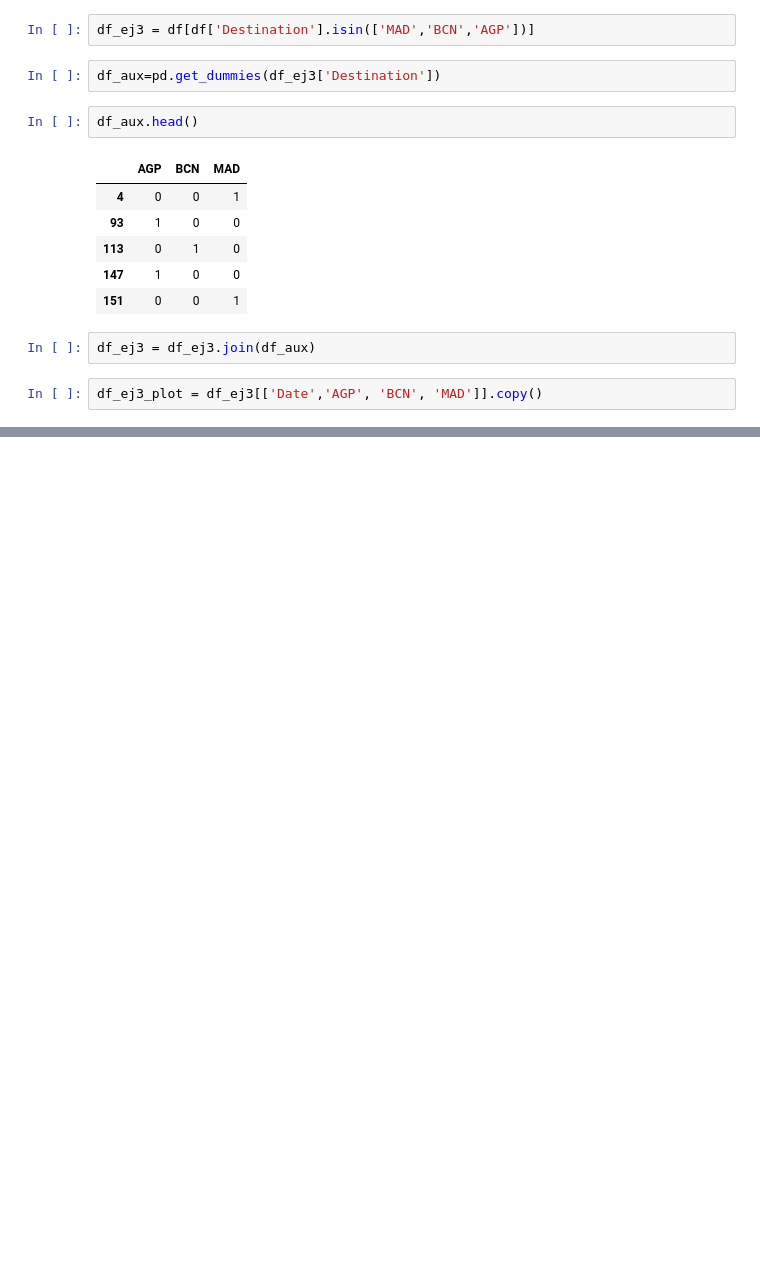
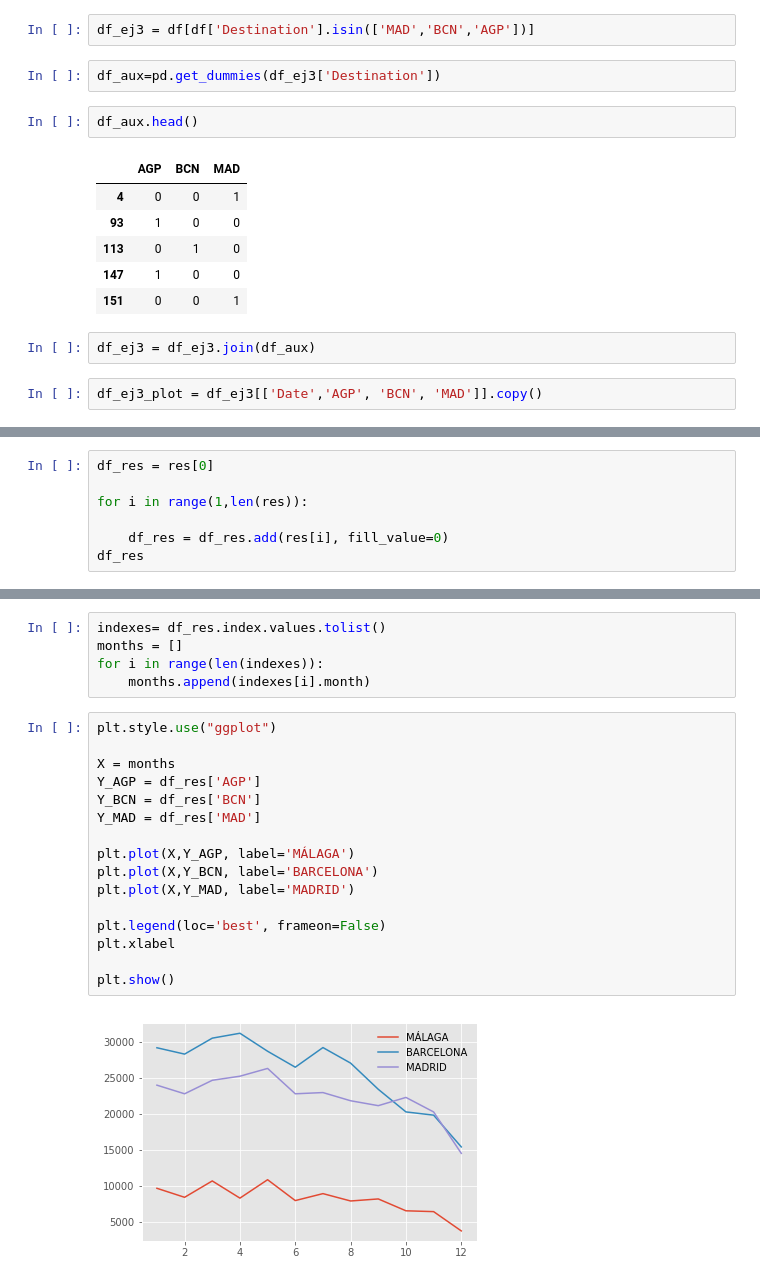
Before and after one commit to lucasbotellaroca/Data_Science_Challenge, a Jupyter notebook: Data_Science_Challenge.ipynb, the cells around one changed output, grey strips where cells are left out. Cells and saved outputs as stored; diff of their text form; blank space fills up the shorter version.

```diff
--- a/Data_Science_Challenge.ipynb
+++ b/Data_Science_Challenge.ipynb
@@ -302,0 +374,7 @@ df_save
+# %%
+df_res = res[0]
+
+for i in range(1,len(res)):
+
+    df_res = df_res.add(res[i], fill_value=0)
+df_res
@@ -302,0 +396,23 @@ df_save
+# %%
+indexes= df_res.index.values.tolist()
+months = []
+for i in range(len(indexes)):
+    months.append(indexes[i].month)
+# %%
+plt.style.use("ggplot")
+
+X = months
+Y_AGP = df_res['AGP']
+Y_BCN = df_res['BCN']
+Y_MAD = df_res['MAD']
+
+plt.plot(X,Y_AGP, label='MÁLAGA')
+plt.plot(X,Y_BCN, label='BARCELONA')
+plt.plot(X,Y_MAD, label='MADRID')
+
+plt.legend(loc='best', frameon=False)
+plt.xlabel
+
+plt.show()
+# %% [output]
+[figure, added]
```
Also changed, not shown: parts of 16 cells of this notebook.
